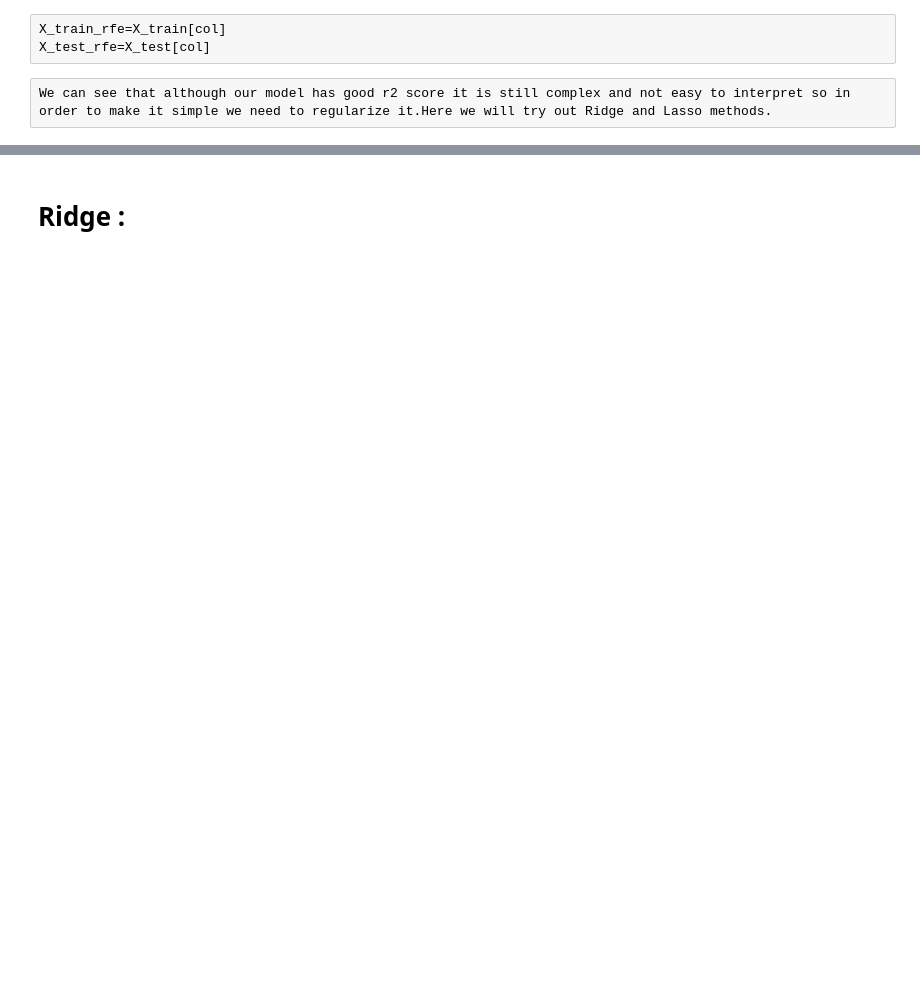
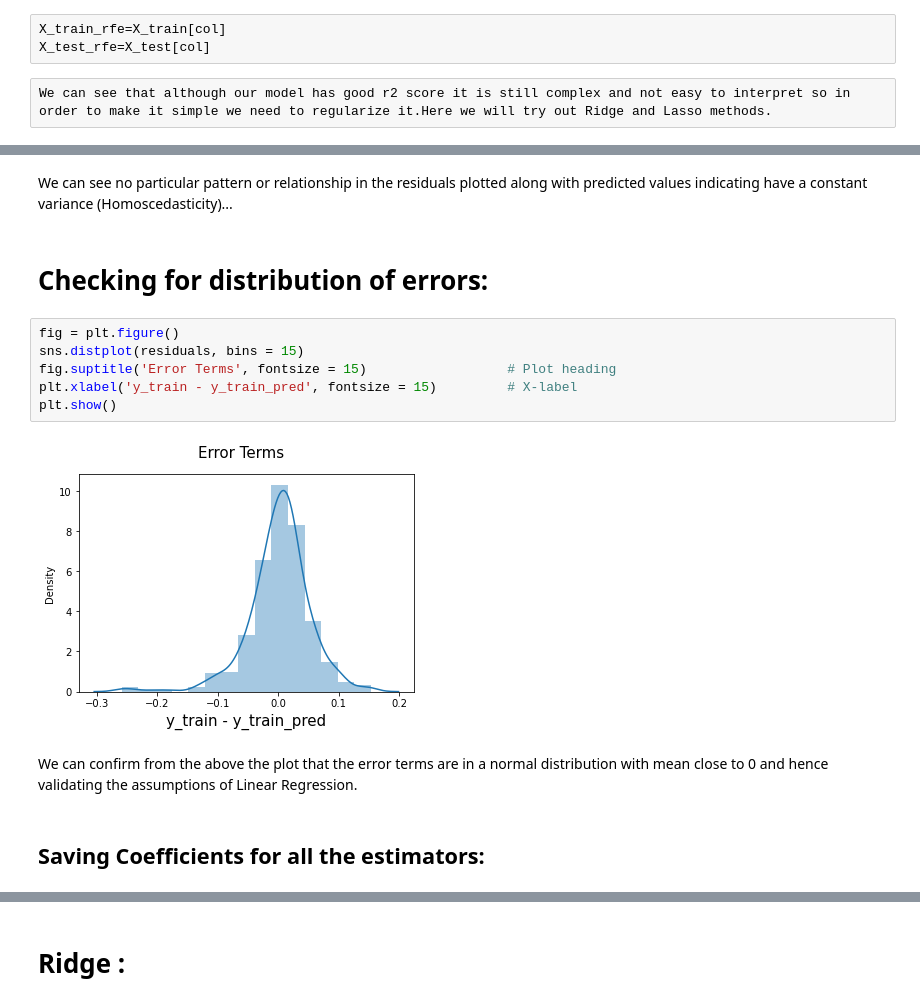
Before and after one commit to SreenandaSai-Dasari/Advaced_Linear_Regression, a Jupyter notebook: Advanced_Linear_Regression.ipynb, the cells around one changed output, grey strips where cells are left out. Cells and saved outputs as stored; diff of their text form; blank space fills up the shorter version.

```diff
--- a/Advanced_Linear_Regression.ipynb
+++ b/Advanced_Linear_Regression.ipynb
@@ -607,0 +635,16 @@ We can see that although our model has good r2 score it is still complex and not
+# %% [markdown]
+ We can see no particular pattern or relationship in the residuals plotted along with predicted values indicating have a constant variance (Homoscedasticity)...
+# %% [markdown]
+# Checking for distribution of errors:
+# %%
+fig = plt.figure()
+sns.distplot(residuals, bins = 15)
+fig.suptitle('Error Terms', fontsize = 15)                  # Plot heading
+plt.xlabel('y_train - y_train_pred', fontsize = 15)         # X-label
+plt.show()
+# %% [output]
+[figure, added]
+# %% [markdown]
+We can confirm from the above the plot that the error terms are in a normal distribution with mean close to 0 and hence validating the assumptions of Linear Regression.
+# %% [markdown]
+## Saving Coefficients for all the estimators:
```
Also changed, not shown: parts of 40 cells of this notebook.
